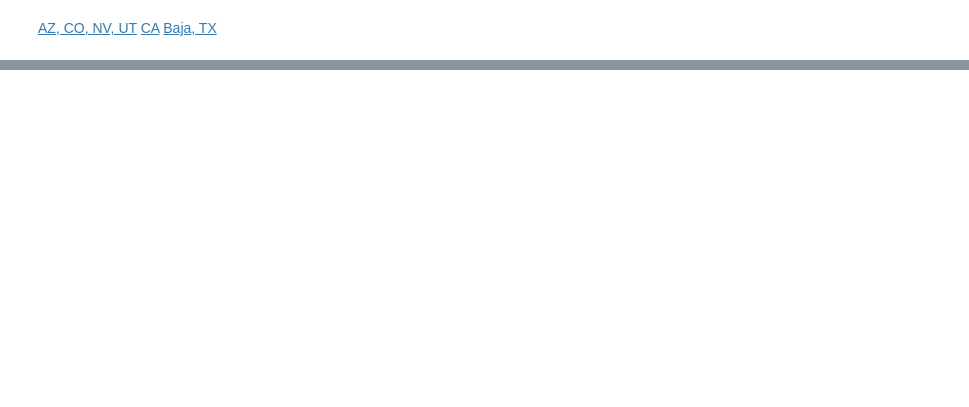
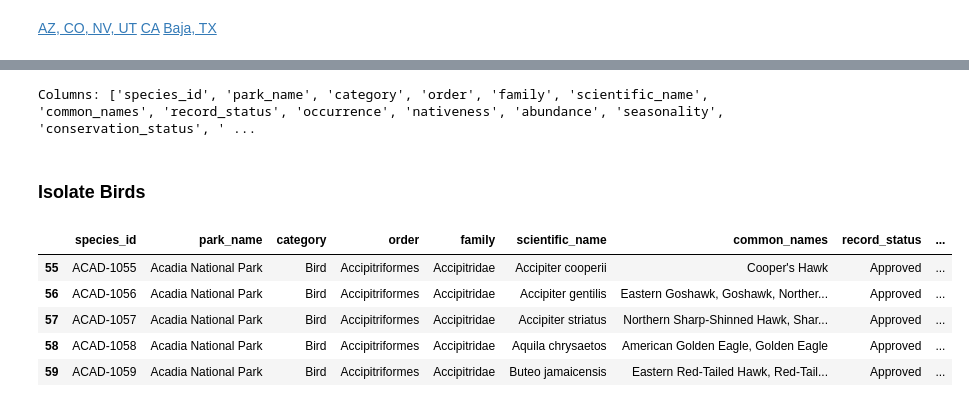
Before and after one commit to pineapple-bois/Biodiversity-In-National-Parks-Real-World, a Jupyter notebook: biodiversity.ipynb, the cells around one changed output, grey strips where cells are left out. Cells and saved outputs as stored; diff of their text form; code cells hidden in the pictures; blank space fills up the shorter version.

Commit message:
Initial scope of species.csv

```diff
--- a/biodiversity.ipynb
+++ b/biodiversity.ipynb
@@ -119,0 +124,6 @@ On a map to get an idea of where these parks are
+# %%
+species_data = pd.read_csv('species.csv')
+print(f"(Rows, Columns): {species_data.shape}\n")
+print(f"Type of data:\n\n{species_data.dtypes}\n")
+print(f"The number of unique values:\n\n{species_data.nunique()}")
+species_data.head()
@@ -119,0 +154,17 @@ On a map to get an idea of where these parks are
+# %%
+species_data.columns = [col.lower().replace(" ", "_") for col in species_data.columns]
+print(f"Columns: {species_data.columns.tolist()}\n")
+# %% [output]
+Columns: ['species_id', 'park_name', 'category', 'order', 'family', 'scientific_name', 'common_names', 'record_status', 'occurrence', 'nativeness', 'abundance', 'seasonality', 'conservation_status', ' ...
+# %% [markdown]
+### Isolate Birds
+# %%
+bird_species = species_data[species_data.category == 'Bird']
+bird_species.head()
+# %% [output]
+|  | species_id | park_name | category | order | family | scientific_name | common_names | record_status | ... |
+| 55 | ACAD-1055 | Acadia National Park | Bird | Accipitriformes | Accipitridae | Accipiter cooperii | Cooper's Hawk | Approved | ... |
+| 56 | ACAD-1056 | Acadia National Park | Bird | Accipitriformes | Accipitridae | Accipiter gentilis | Eastern Goshawk, Goshawk, Norther... | Approved | ... |
+| 57 | ACAD-1057 | Acadia National Park | Bird | Accipitriformes | Accipitridae | Accipiter striatus | Northern Sharp-Shinned Hawk, Shar... | Approved | ... |
+| 58 | ACAD-1058 | Acadia National Park | Bird | Accipitriformes | Accipitridae | Aquila chrysaetos | American Golden Eagle, Golden Eagle | Approved | ... |
+| 59 | ACAD-1059 | Acadia National Park | Bird | Accipitriformes | Accipitridae | Buteo jamaicensis | Eastern Red-Tailed Hawk, Red-Tail... | Approved | ... |
```
Also changed, not shown: parts of 31 cells of this notebook.
